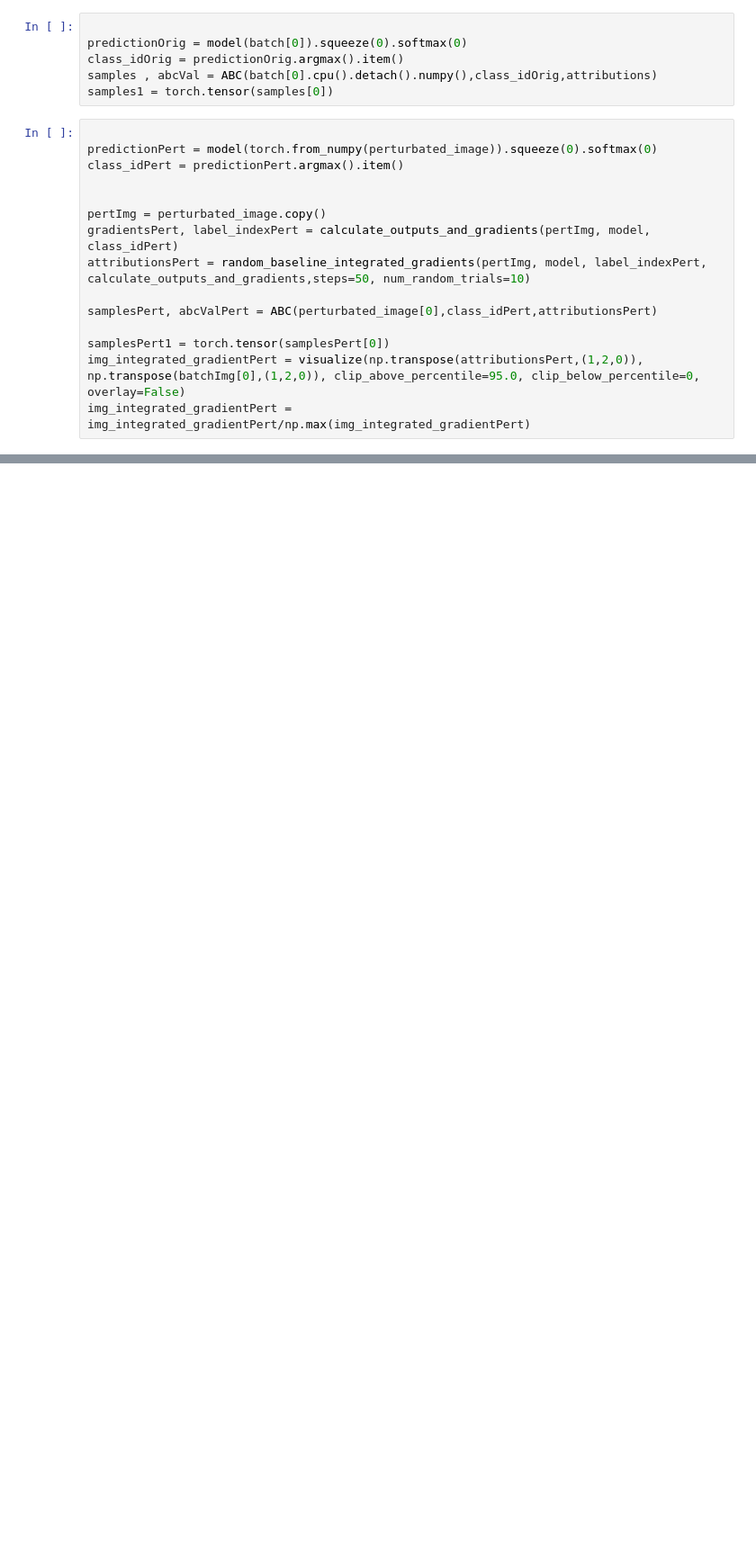
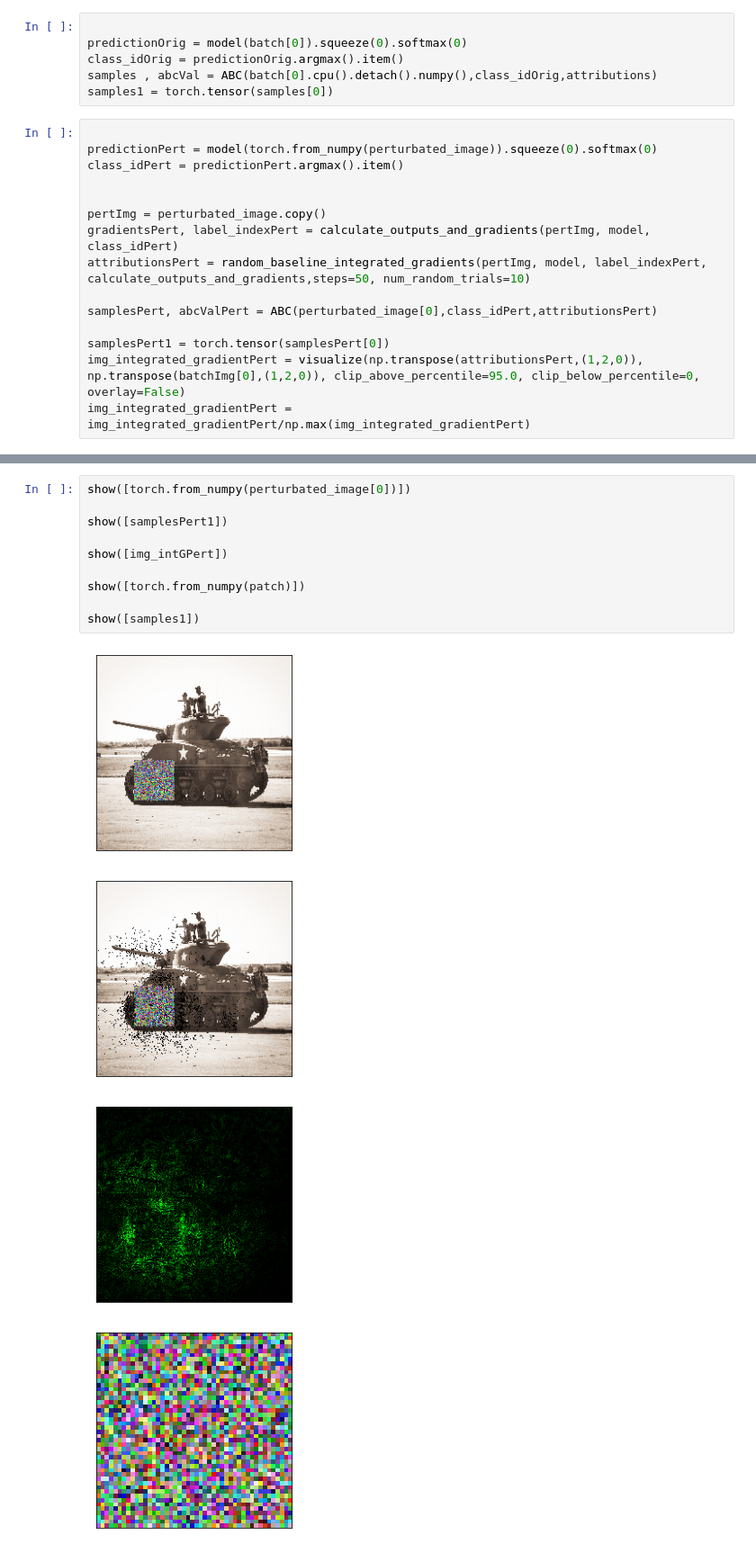
Before and after one commit to sunnyraj10411/Security-AI, a Jupyter notebook: ABC-Defense-PatchAttack.ipynb, the cells around one changed output, grey strips where cells are left out. Shown: that part at 90% size. Drawn from its saved outputs; the diff is of its cells as text; blank space fills up the shorter version.

```diff
--- a/ABC-Defense-PatchAttack.ipynb
+++ b/ABC-Defense-PatchAttack.ipynb
@@ -429,0 +432,15 @@ ABC Metric Attacked:  0.0 , Class :  toaster
+# %%
+show([torch.from_numpy(perturbated_image[0])])
+
+show([samplesPert1])
+
+show([img_intGPert])
+
+show([torch.from_numpy(patch)])
+
+show([samples1])
+# %% [output]
+[figure, added]
+[figure, added]
+[figure, added]
+[figure, added]
```
Also changed, not shown: parts of 5 cells of this notebook, 6 other files.
